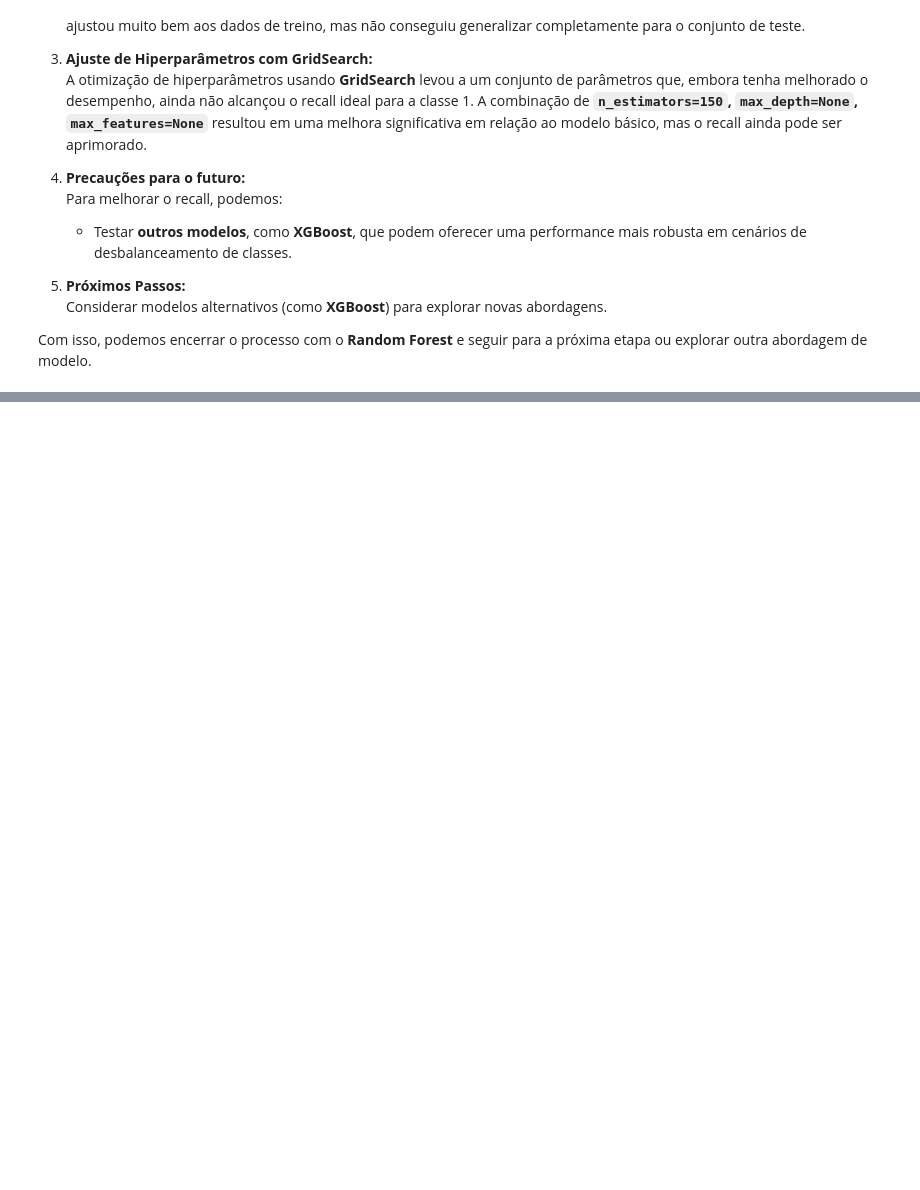
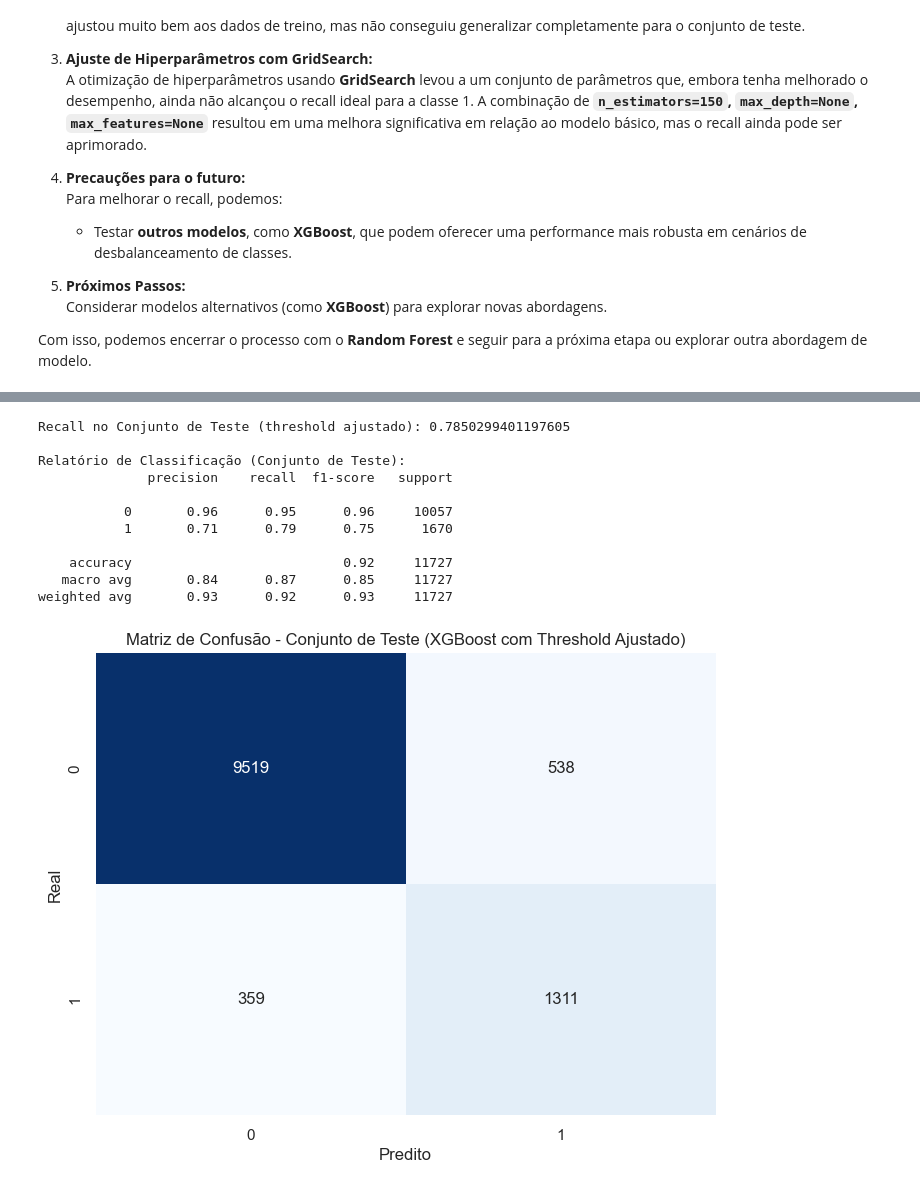
Before and after one commit to tnleite/loan-approval-prediction, a Jupyter notebook: 02-Analise/loan-approval-prediction.ipynb, the cells around one changed output, grey strips where cells are left out. Drawn from its saved outputs; the diff is of its cells as text; code cells hidden in the pictures; blank space fills up the shorter version.

```diff
--- a/02-Analise/loan-approval-prediction.ipynb
+++ b/02-Analise/loan-approval-prediction.ipynb
@@ -2459,0 +2562,36 @@ Com isso, podemos encerrar o processo com o **Random Forest** e seguir para a pr
+# %%
+# Prevendo as probabilidades para a classe 1
+y_pred_prob = melhor_xgb.predict_proba(X_test)[:, 1]  # Probabilidade para a classe 1
+
+# Ajustando o threshold
+threshold = 0.04 # Ajuste o threshold c
+y_pred_adjusted = (y_pred_prob > threshold).astype(int)  # Converte para 0 ou 1 com base no threshold
+
+# Avaliando o recall com o threshold ajustado
+recall_teste_adjusted = recall_score(y_test, y_pred_adjusted)
+print(f"Recall no Conjunto de Teste (threshold ajustado): {recall_teste_adjusted}")
+
+# Relatório de classificação e matriz de confusão
+print("\nRelatório de Classificação (Conjunto de Teste):")
+print(classification_report(y_test, y_pred_adjusted))
+
+conf_matrix_xgb = confusion_matrix(y_test, y_pred_adjusted)
+plt.figure(figsize=(8, 6))
+sns.heatmap(conf_matrix_xgb, annot=True, fmt="d", cmap="Blues", cbar=False)
+plt.xlabel("Predito")
+plt.ylabel("Real")
+plt.title("Matriz de Confusão - Conjunto de Teste (XGBoost com Threshold Ajustado)")
+plt.show()
+# %% [output]
+Recall no Conjunto de Teste (threshold ajustado): 0.7850299401197605
+
+Relatório de Classificação (Conjunto de Teste):
+              precision    recall  f1-score   support
+
+           0       0.96      0.95      0.96     10057
+           1       0.71      0.79      0.75      1670
+
+    accuracy                           0.92     11727
+   macro avg       0.84      0.87      0.85     11727
+weighted avg       0.93      0.92      0.93     11727
+[figure, added]
```
Also changed, not shown: parts of 2 cells of this notebook.
